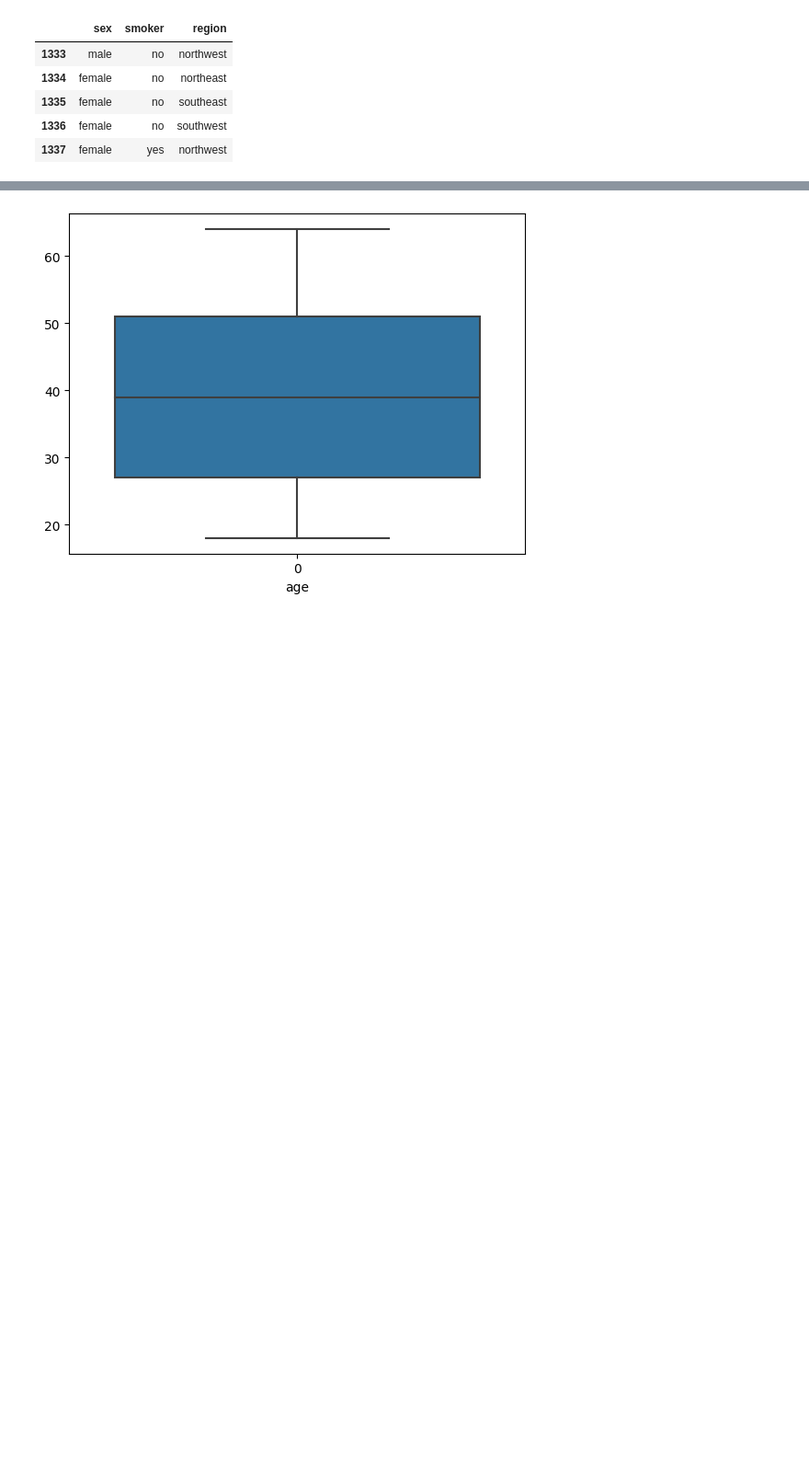
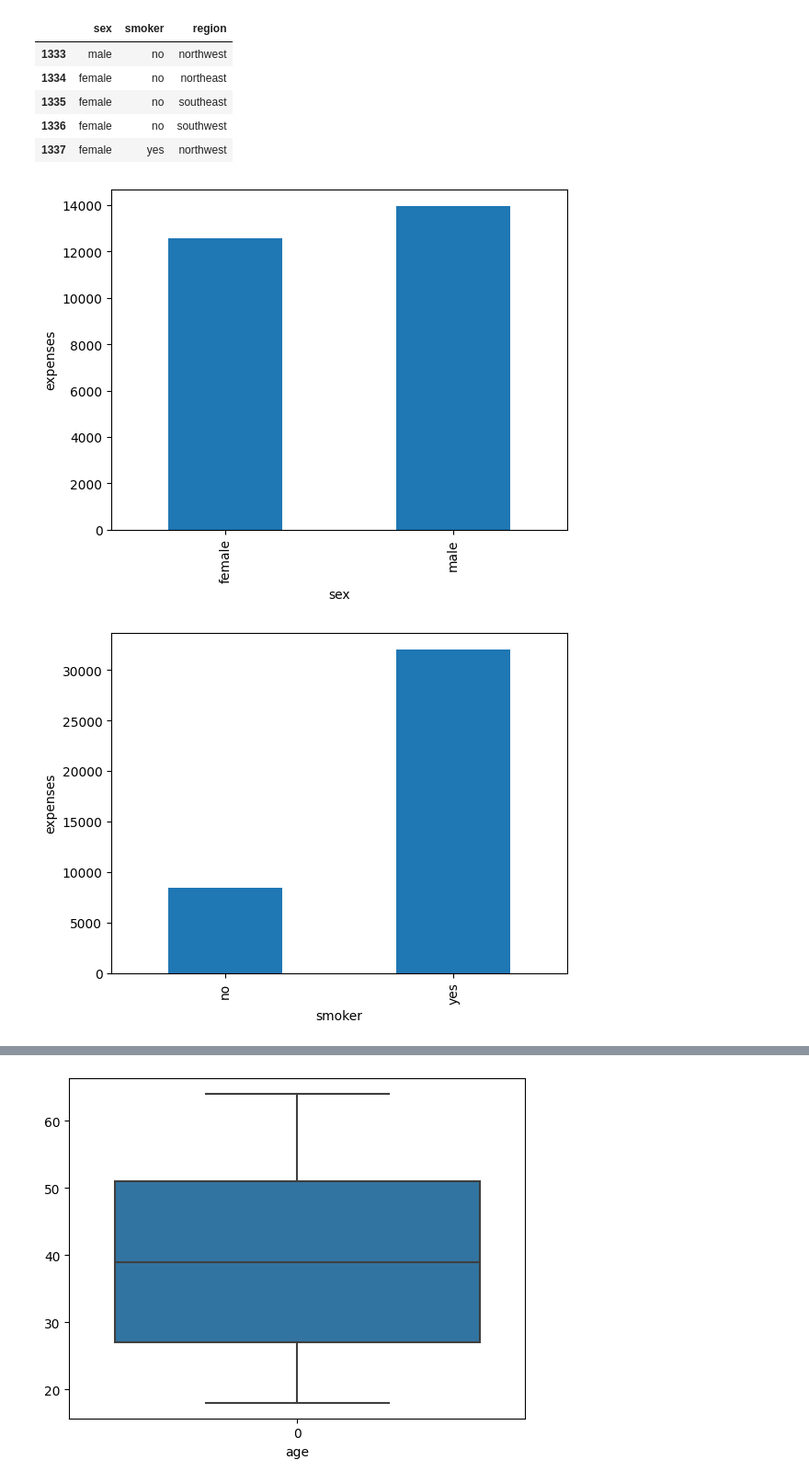
Before and after one commit to iamaakashpal/Insurance-Premium-Prediction, a Jupyter notebook: jupyter_notebook/EDA.ipynb, the cells around one changed output, grey strips where cells are left out. Shown: that part at 92% size. Cells and saved outputs as stored; diff of their text form; code cells hidden in the pictures; blank space fills up the shorter version.

```diff
--- a/jupyter_notebook/EDA.ipynb
+++ b/jupyter_notebook/EDA.ipynb
@@ -149,3 +193,13 @@ dataset[categorical_feature].tail()
 | 1335 | female | no | southeast |
 | 1336 | female | no | southwest |
 | 1337 | female | yes | northwest |
+# %%
+data = dataset.copy()
+for i in categorical_feature:
+    data.groupby(i)['expenses'].mean().plot.bar()
+    plt.xlabel(i)
+    plt.ylabel('expenses')
+    plt.show()
+# %% [output]
+[figure, added]
+[figure, added]
```
Also changed, not shown: parts of 15 cells of this notebook, 1 other file.
